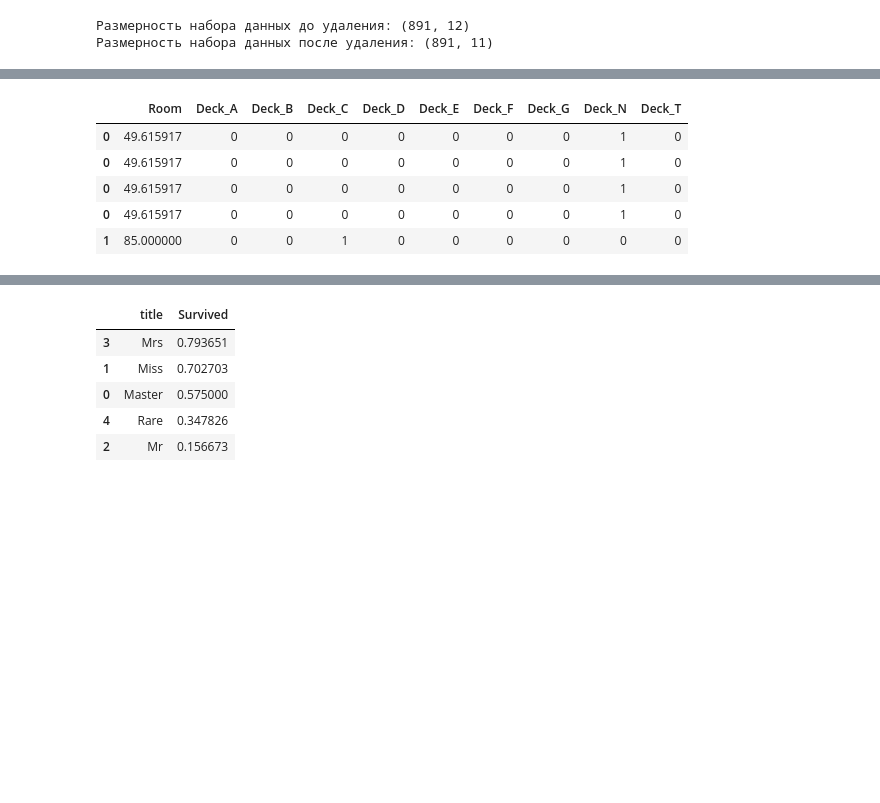
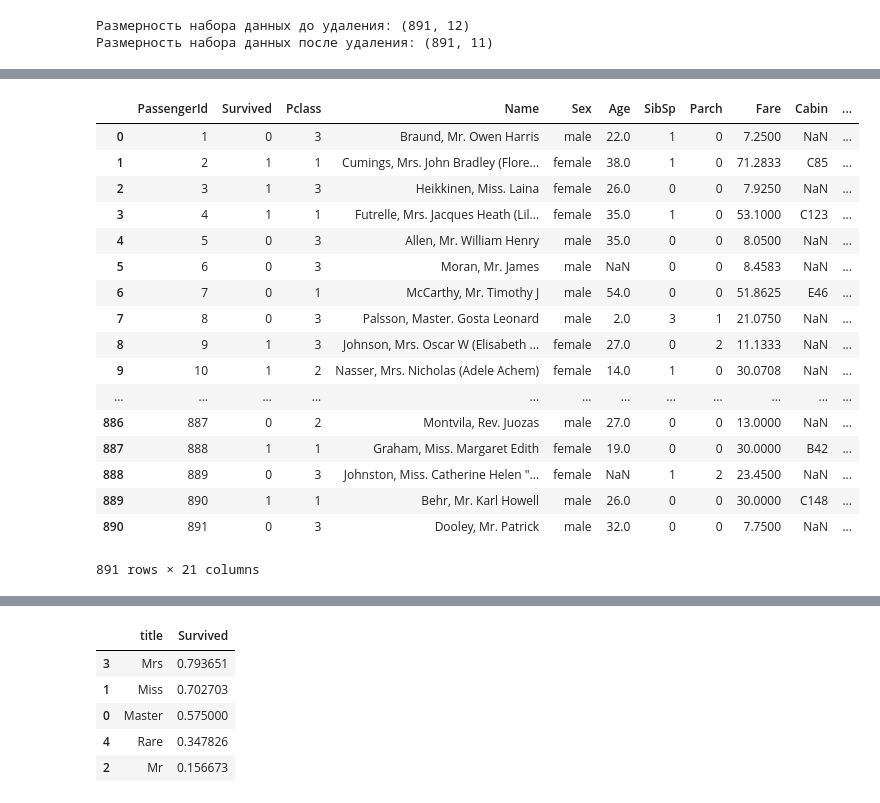
Before and after one commit to zubochenko/titanic, a Jupyter notebook: titanic.ipynb, the cells around one changed output, grey strips where cells are left out. Drawn from its saved outputs; the diff is of its cells as text; code cells hidden in the pictures; blank space fills up the shorter version.

```diff
--- a/titanic.ipynb
+++ b/titanic.ipynb
@@ -127,7 +129,13 @@ Name: Cabin, Length: 186, dtype: int64
 # %%
-cabins = titanic[["Cabin"]].copy()
-cabins["Cabin_Data"] = cabins["Cabin"].isnull().apply(lambda x: not x)
-cabins["Deck"] = cabins["Cabin"].str.slice(0,1)
-cabins["Room"] = cabins["Cabin"].str.slice(1,5).str.extract("([0-9]+)", expand=False).astype("float")
+cabins_train = train[["Cabin"]].copy()
+cabins_test = test[["Cabin"]].copy()
+cabins_train["Cabin_Data"] = cabins_train["Cabin"].isnull().apply(lambda x: not x)
+cabins_train["Deck"] = cabins_train["Cabin"].str.slice(0,1)
+cabins_train["Room"] = cabins_train["Cabin"].str.slice(1,5).str.extract("([0-9]+)", expand=False).astype("float")
+
+cabins_test["Cabin_Data"] = cabins_test["Cabin"].isnull().apply(lambda x: not x)
+cabins_test["Deck"] = cabins_test["Cabin"].str.slice(0,1)
+cabins_test["Room"] = cabins_test["Cabin"].str.slice(1,5).str.extract("([0-9]+)", expand=False).astype("float")
 # %%
-cabins.drop(["Cabin_Data", "Cabin"], axis = 1, inplace = True, errors = "ignore")
+cabins_test.drop(["Cabin_Data", "Cabin"], axis = 1, inplace = True, errors = "ignore")
+cabins_train.drop(["Cabin_Data", "Cabin"], axis = 1, inplace = True, errors = "ignore")
@@ -137,3 +142,8 @@ cabins["Room"] = cabins["Room"].fillna(cabins["Room"].mean())
+# %%
+cabins_test["Deck"] = cabins_test["Deck"].fillna("N")
+cabins_test["Room"] = cabins_test["Room"].fillna(cabins_test["Room"].mean())
+cabins_train["Deck"] = cabins_train["Deck"].fillna("N")
+cabins_train["Room"] = cabins_train["Room"].fillna(cabins_train["Room"].mean())
 # %%
 def one_hot_column(df, label, drop_col=False):
     one_hot = pd.get_dummies(df[label], prefix=label)
@@ -152,9 +160,24 @@ cabins = one_hot(cabins, ["Deck"], drop_col=True)
-# %%
-cabins.head()
-# %% [output]
-|  | Room | Deck_A | Deck_B | Deck_C | Deck_D | Deck_E | Deck_F | Deck_G | Deck_N | Deck_T |
-| 0 | 49.615917 | 0 | 0 | 0 | 0 | 0 | 0 | 0 | 1 | 0 |
-| 0 | 49.615917 | 0 | 0 | 0 | 0 | 0 | 0 | 0 | 1 | 0 |
-| 0 | 49.615917 | 0 | 0 | 0 | 0 | 0 | 0 | 0 | 1 | 0 |
-| 0 | 49.615917 | 0 | 0 | 0 | 0 | 0 | 0 | 0 | 1 | 0 |
-| 1 | 85.000000 | 0 | 0 | 1 | 0 | 0 | 0 | 0 | 0 | 0 |
+# %%
+cabins_train = one_hot(cabins_train, ["Deck"], drop_col=True)
+cabins_test = one_hot(cabins_test, ["Deck"], drop_col=True)
+# %%
+pd.concat([train, cabins_train], axis = 1)
+# %% [output]
+|  | PassengerId | Survived | Pclass | Name | Sex | Age | SibSp | Parch | Fare | Cabin | ... |
+| 0 | 1 | 0 | 3 | Braund, Mr. Owen Harris | male | 22.0 | 1 | 0 | 7.2500 | NaN | ... |
+| 1 | 2 | 1 | 1 | Cumings, Mrs. John Bradley (Flore... | female | 38.0 | 1 | 0 | 71.2833 | C85 | ... |
+| 2 | 3 | 1 | 3 | Heikkinen, Miss. Laina | female | 26.0 | 0 | 0 | 7.9250 | NaN | ... |
+| 3 | 4 | 1 | 1 | Futrelle, Mrs. Jacques Heath (Lil... | female | 35.0 | 1 | 0 | 53.1000 | C123 | ... |
+| 4 | 5 | 0 | 3 | Allen, Mr. William Henry | male | 35.0 | 0 | 0 | 8.0500 | NaN | ... |
+| 5 | 6 | 0 | 3 | Moran, Mr. James | male | NaN | 0 | 0 | 8.4583 | NaN | ... |
+| 6 | 7 | 0 | 1 | McCarthy, Mr. Timothy J | male | 54.0 | 0 | 0 | 51.8625 | E46 | ... |
+| 7 | 8 | 0 | 3 | Palsson, Master. Gosta Leonard | male | 2.0 | 3 | 1 | 21.0750 | NaN | ... |
+| 8 | 9 | 1 | 3 | Johnson, Mrs. Oscar W (Elisabeth ... | female | 27.0 | 0 | 2 | 11.1333 | NaN | ... |
+| 9 | 10 | 1 | 2 | Nasser, Mrs. Nicholas (Adele Achem) | female | 14.0 | 1 | 0 | 30.0708 | NaN | ... |
+| ... | ... | ... | ... | ... | ... | ... | ... | ... | ... | ... | ... |
+| 886 | 887 | 0 | 2 | Montvila, Rev. Juozas | male | 27.0 | 0 | 0 | 13.0000 | NaN | ... |
+| 887 | 888 | 1 | 1 | Graham, Miss. Margaret Edith | female | 19.0 | 0 | 0 | 30.0000 | B42 | ... |
+| 888 | 889 | 0 | 3 | Johnston, Miss. Catherine Helen "... | female | NaN | 1 | 2 | 23.4500 | NaN | ... |
+| 889 | 890 | 1 | 1 | Behr, Mr. Karl Howell | male | 26.0 | 0 | 0 | 30.0000 | C148 | ... |
+| 890 | 891 | 0 | 3 | Dooley, Mr. Patrick | male | 32.0 | 0 | 0 | 7.7500 | NaN | ... |
+891 rows × 21 columns
```
Also changed, not shown: parts of 13 cells of this notebook.
